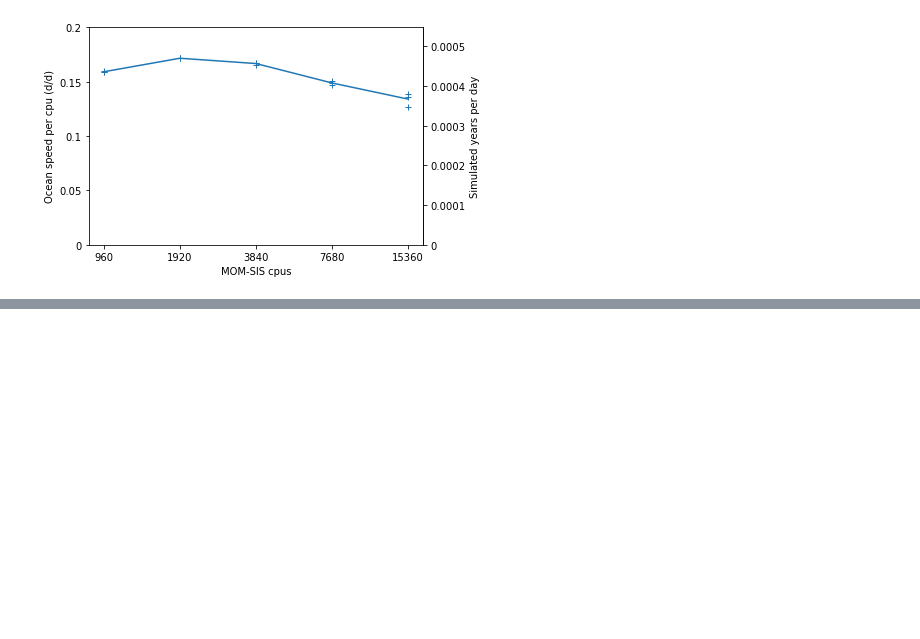
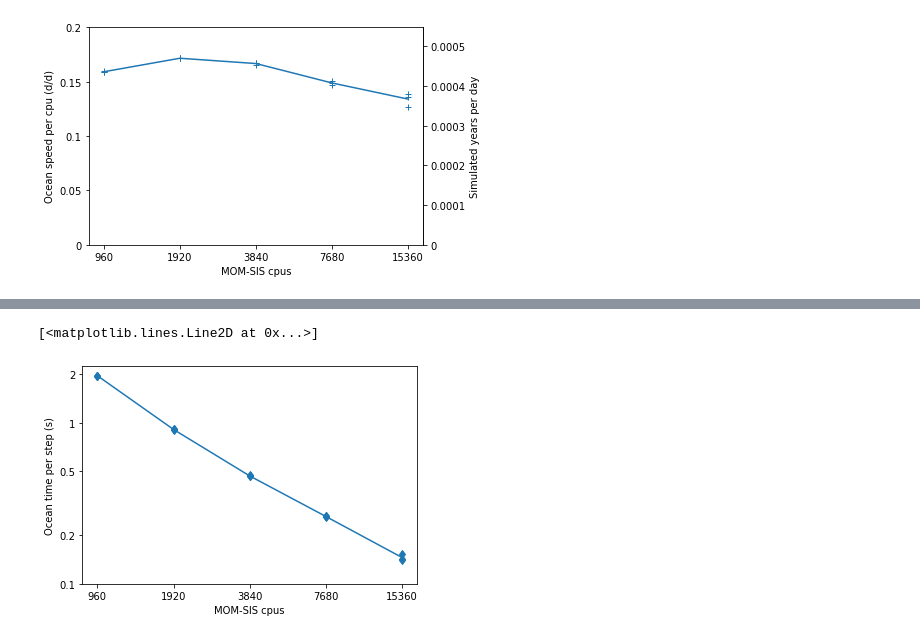
Before and after one commit to penguian/performance-analysis, a Jupyter notebook: plot_mom_sis_scaling.ipynb, the cells around one changed output, grey strips where cells are left out. Saved outputs shown, nothing was run; the diff lists cells and outputs as text; code cells hidden in the pictures; blank space fills up the shorter version.

```diff
--- a/plot_mom_sis_scaling.ipynb
+++ b/plot_mom_sis_scaling.ipynb
@@ -97,0 +126,13 @@ ppd.semilogx("ncpus","Ocean speed per cpu",
+# %%
+ppd.loglog("ncpus","ocean_time_per_step",
+    data=df_01,
+    xlabel="MOM-SIS cpus",
+    ylabel="Ocean time per step (s)",
+    xticks=xticks_01,
+    yticks=[0.1,0.2,0.5,1.0,2.0],
+    right_yticks=[],
+    right_axis_fn=pra.no_right_axis,
+    marker='d')
+# %% [output]
+[<matplotlib.lines.Line2D at 0x...>]
+[figure, added]
```
Also changed, not shown: parts of 8 cells of this notebook, 2 other files.
